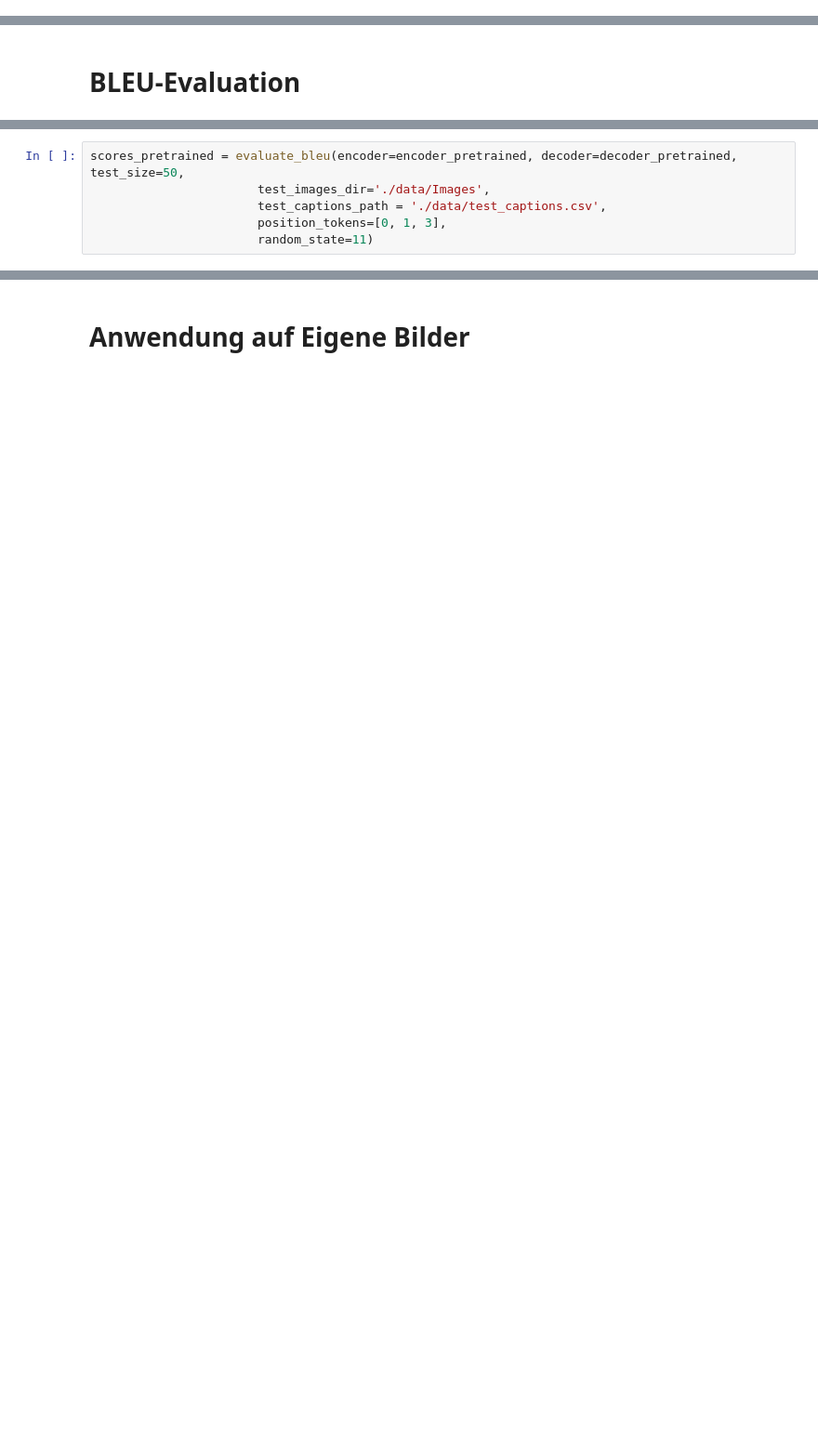
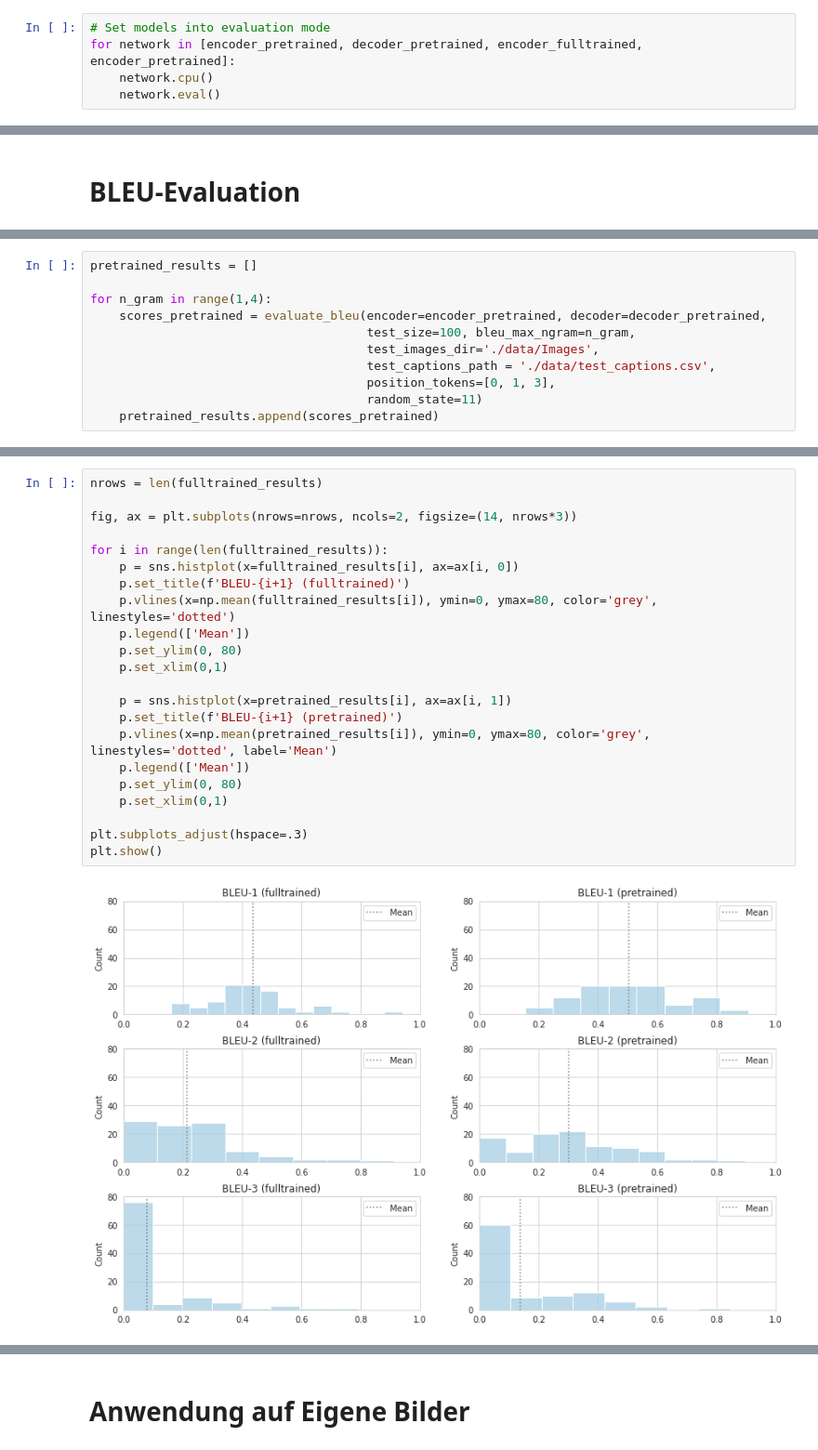
Before and after one commit to SimonStaehli/pytorch-image-captioning, a Jupyter notebook: image-captioniong-flickr8k-pytorch.ipynb, the cells around one changed output, grey strips where cells are left out. Shown at 93% size. Cells and saved outputs as stored; diff of their text form; blank space fills up the shorter version.

Commit message:
Final adjustments made

```diff
--- a/image-captioniong-flickr8k-pytorch.ipynb
+++ b/image-captioniong-flickr8k-pytorch.ipynb
@@ -309,3 +309,8 @@ DecoderRNN(
+# %%
+# Set models into evaluation mode
+for network in [encoder_pretrained, decoder_pretrained, encoder_fulltrained, encoder_pretrained]:
+    network.cpu()
+    network.eval()
 # %%
 with open('./models/fulltrained/results20eps_untrained.pkl', 'rb') as pkl_file:
     results_fulltrained = pickle.load(pkl_file)
@@ -532,6 +554,11 @@ scores_fulltrained = evaluate_bleu(encoder=encoder_fulltrained, decoder=decoder_
 # %%
-scores_pretrained = evaluate_bleu(encoder=encoder_pretrained, decoder=decoder_pretrained, test_size=50,
-                       test_images_dir='./data/Images',
-                       test_captions_path = './data/test_captions.csv',
-                       position_tokens=[0, 1, 3],
-                       random_state=11)
+pretrained_results = []
+
+for n_gram in range(1,4):
+    scores_pretrained = evaluate_bleu(encoder=encoder_pretrained, decoder=decoder_pretrained,
+                                      test_size=100, bleu_max_ngram=n_gram,
+                                      test_images_dir='./data/Images',
+                                      test_captions_path = './data/test_captions.csv',
+                                      position_tokens=[0, 1, 3],
+                                      random_state=11)
+    pretrained_results.append(scores_pretrained)
@@ -559,3 +573,27 @@ plt.show()
+# %%
+nrows = len(fulltrained_results)
+
+fig, ax = plt.subplots(nrows=nrows, ncols=2, figsize=(14, nrows*3))
+
+for i in range(len(fulltrained_results)):
+    p = sns.histplot(x=fulltrained_results[i], ax=ax[i, 0])
+    p.set_title(f'BLEU-{i+1} (fulltrained)')
+    p.vlines(x=np.mean(fulltrained_results[i]), ymin=0, ymax=80, color='grey', linestyles='dotted')
+    p.legend(['Mean'])
+    p.set_ylim(0, 80)
+    p.set_xlim(0,1)
+
+    p = sns.histplot(x=pretrained_results[i], ax=ax[i, 1])
+    p.set_title(f'BLEU-{i+1} (pretrained)')
+    p.vlines(x=np.mean(pretrained_results[i]), ymin=0, ymax=80, color='grey', linestyles='dotted', label='Mean')
+    p.legend(['Mean'])
+    p.set_ylim(0, 80)
+    p.set_xlim(0,1)
+
+plt.subplots_adjust(hspace=.3)
+plt.show()
+# %% [output]
+[figure, added]
 # %% [markdown]
 **Beschreibung:**
 
```
Also changed, not shown: parts of 25 cells of this notebook.
